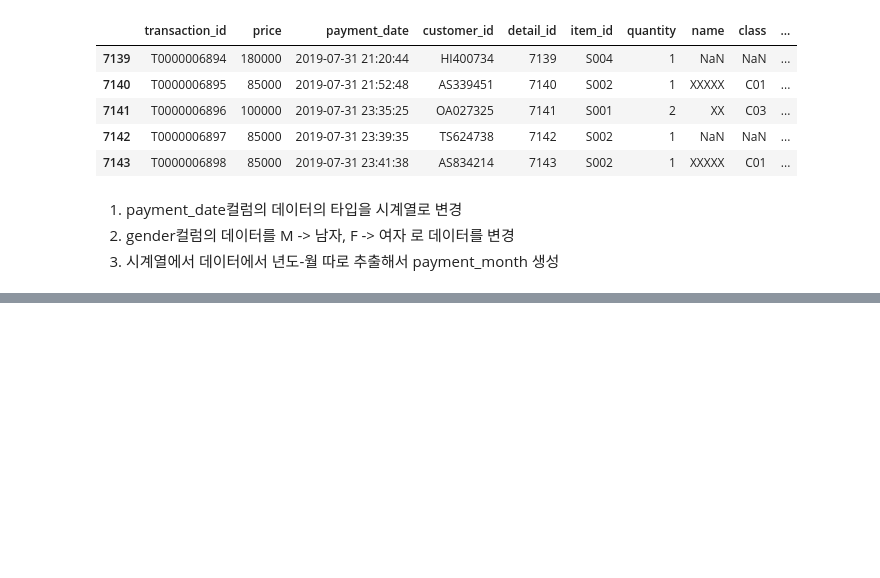
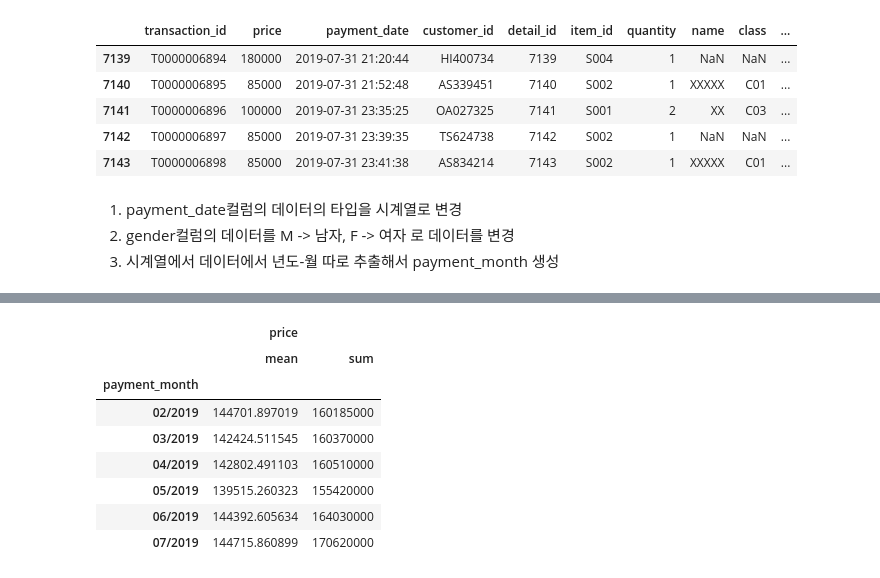
Before and after one commit to Jay-hook/Big-Data-Analysis-Basic, a Jupyter notebook: python/230810/02_tran.ipynb, the cells around one changed output, grey strips where cells are left out. Cells and saved outputs as stored; diff of their text form; code cells hidden in the pictures; blank space fills up the shorter version.

```diff
--- a/python/230810/02_tran.ipynb
+++ b/python/230810/02_tran.ipynb
@@ -135,0 +242,12 @@ memory usage: 948.8+ KB
+# %%
+month_data
+# %% [output]
+|  | price |  |
+|  | mean | sum |
+| payment_month |  |  |
+| 02/2019 | 144701.897019 | 160185000 |
+| 03/2019 | 142424.511545 | 160370000 |
+| 04/2019 | 142802.491103 | 160510000 |
+| 05/2019 | 139515.260323 | 155420000 |
+| 06/2019 | 144392.605634 | 164030000 |
+| 07/2019 | 144715.860899 | 170620000 |
```
Also changed, not shown: parts of 21 cells of this notebook, 1 other file.
